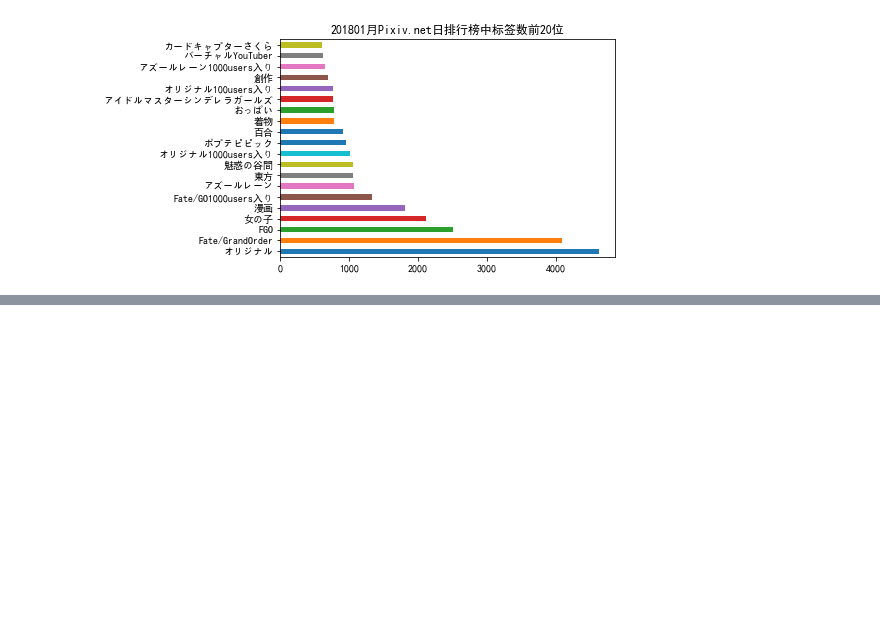
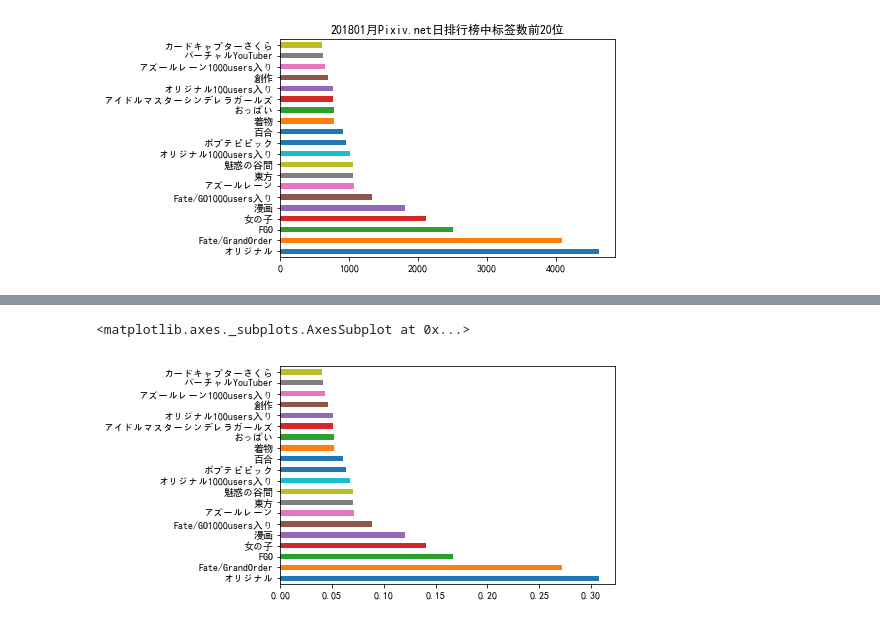
Before and after one commit to RankoHata/data_analysis, a Jupyter notebook: pixiv_daily_rank.ipynb, the cells around one changed output, grey strips where cells are left out. Saved outputs shown, nothing was run; the diff lists cells and outputs as text; code cells hidden in the pictures; blank space fills up the shorter version.

```diff
--- a/pixiv_daily_rank.ipynb
+++ b/pixiv_daily_rank.ipynb
@@ -61,0 +67,5 @@ merge_data['tags'].value_counts()[:20].plot(kind='barh', title='{}月Pixiv.net
+# %%
+merge_data['tags'].value_counts()[:20].div(len(pixiv_base_data.index)).plot(kind='barh')
+# %% [output]
+<matplotlib.axes._subplots.AxesSubplot at 0x...>
+[figure, added]
```
Also changed, not shown: parts of 2 cells of this notebook, 5 other files.
